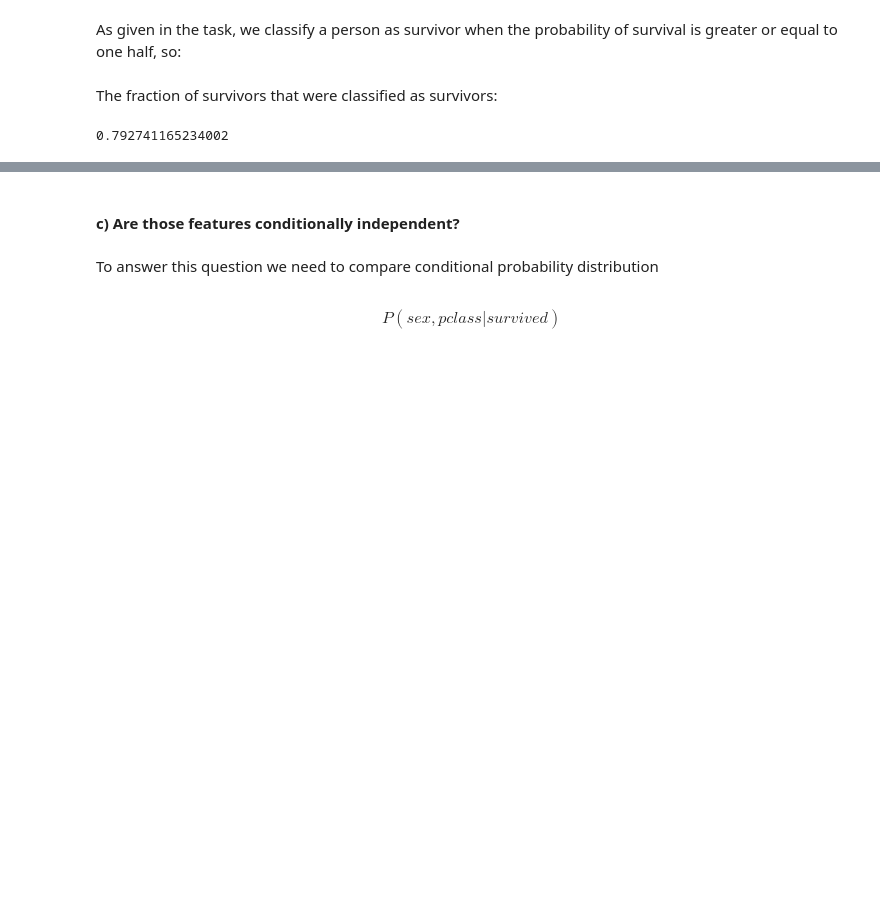
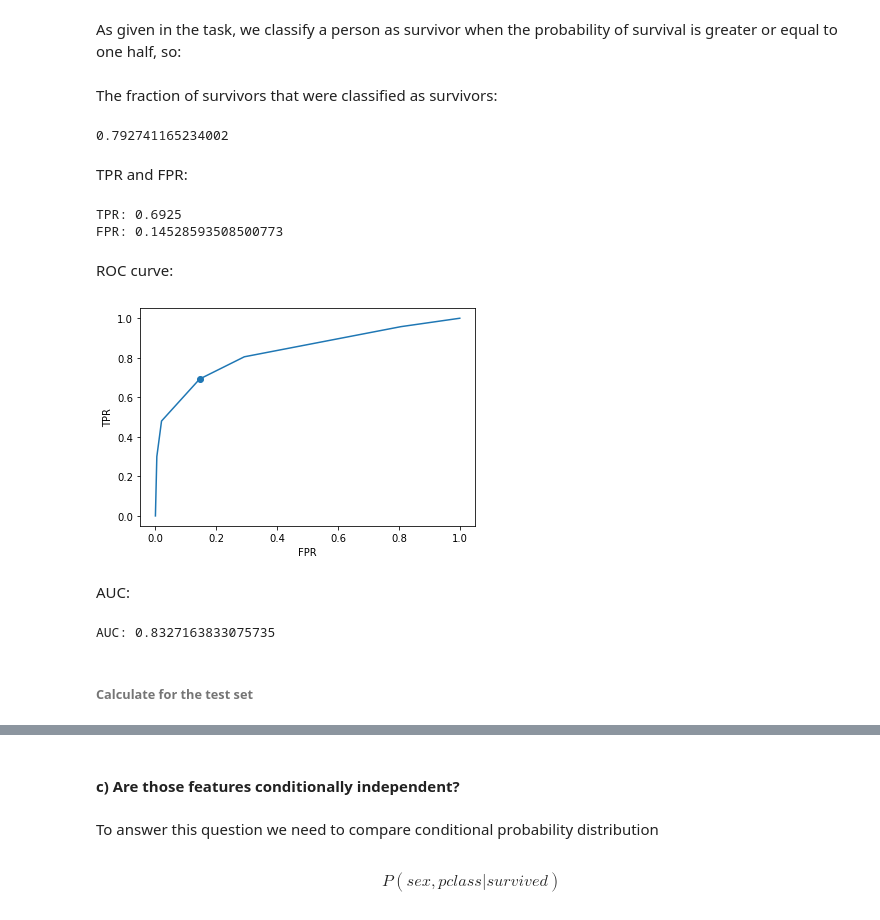
Before and after one commit to Machine-Learning-Gwinner-Rymut/MachineLearning, a Jupyter notebook: Assignments/Titanic/titanic_naive_bayes.ipynb, the cells around one changed output, grey strips where cells are left out. Cells and saved outputs as stored; diff of their text form; code cells hidden in the pictures; blank space fills up the shorter version.

```diff
--- a/Assignments/Titanic/titanic_naive_bayes.ipynb
+++ b/Assignments/Titanic/titanic_naive_bayes.ipynb
@@ -403,3 +409,5 @@ The fraction of survivors that were classified as survivors:
 (survived_real==surv_probs_classified).sum()/n_passengers
 # %% [output]
 0.792741165234002
+# %% [markdown]
+TPR and FPR:
@@ -405,0 +416,36 @@ The fraction of survivors that were classified as survivors:
+# %%
+def tpr_fpr(real, predicted):
+    all_positive = (real==1).sum()
+    all_negative = (real==0).sum()
+
+    tpr = 1 - ((real > predicted).sum()/all_positive)
+    fpr = (real < predicted).sum()/all_negative
+    return tpr, fpr
+
+tpr, fpt = tpr_fpr(survived_real, surv_probs_classified)
+print("TPR: "+str(tpr))
+print("FPR: "+str(fpr))
+# %% [output]
+TPR: 0.6925
+FPR: 0.14528593508500773
+# %% [markdown]
+ROC curve:
+# %%
+fprs, tprs, thds = roc_curve(survived_real, surv_probs)
+
+plt.scatter([fpr], [tpr])
+plt.plot(fprs, tprs)
+plt.xlabel("FPR")
+plt.ylabel("TPR")
+plt.show()
+# %% [output]
+[figure, added]
+# %% [markdown]
+AUC:
+# %%
+auc = roc_auc_score(survived_real, surv_probs)
+print("AUC: "+str(auc))
+# %% [output]
+AUC: 0.8327163833075735
+# %% [markdown]
+###### Calculate for the test set
```
Also changed, not shown: parts of 52 cells of this notebook.
